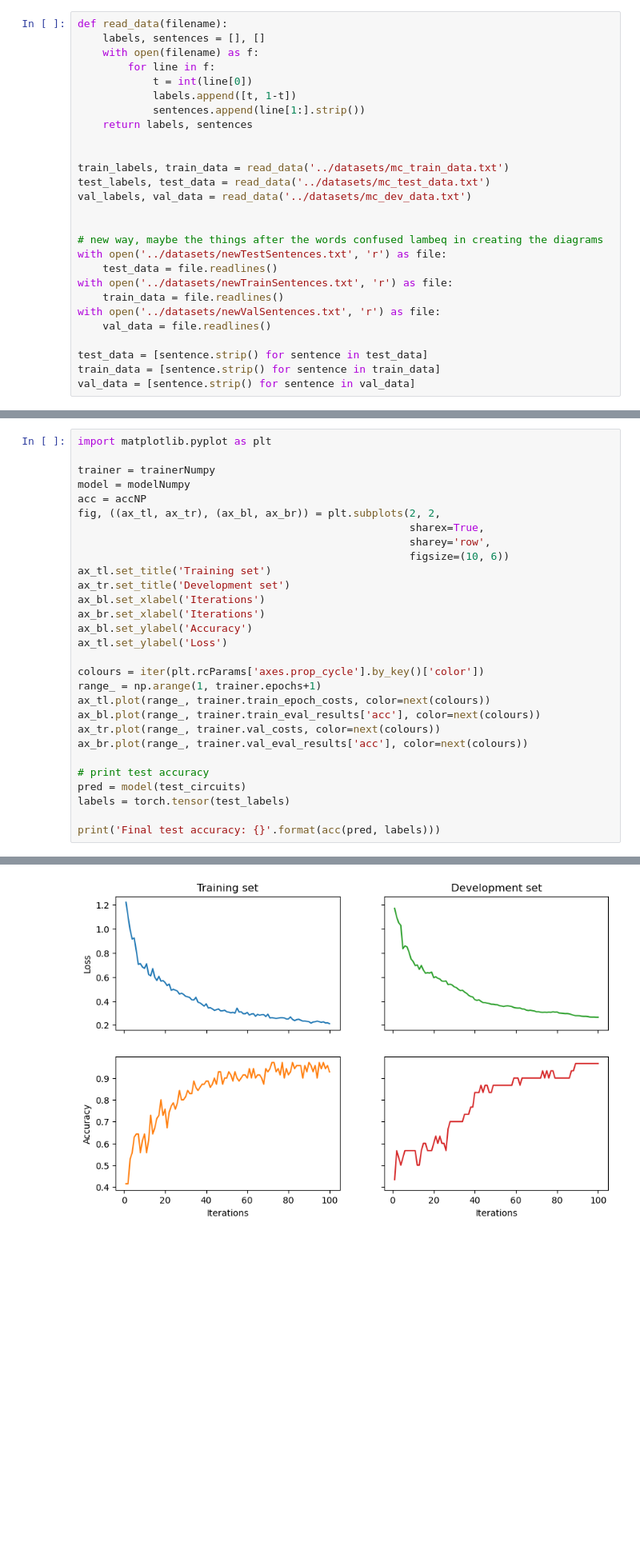
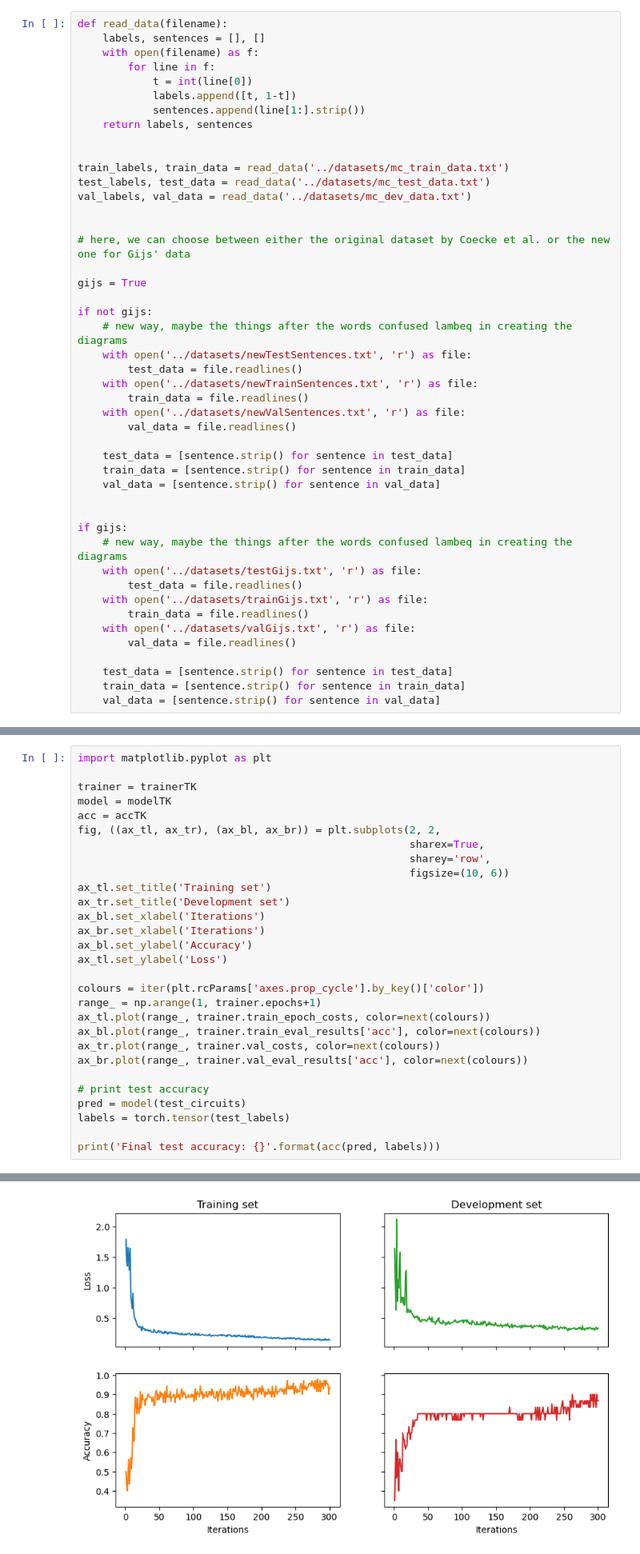
Before and after one commit to jurekjurek/MasterThesisCode, a Jupyter notebook: training/ParsingDifferentModel.ipynb, the cells around one changed output, grey strips where cells are left out. Shown at 80% size. Cells and saved outputs as stored; diff of their text form; blank space fills up the shorter version.

```diff
--- a/training/ParsingDifferentModel.ipynb
+++ b/training/ParsingDifferentModel.ipynb
@@ -50,17 +50,36 @@ test_labels, test_data = read_data('../datasets/mc_test_data.txt')
 val_labels, val_data = read_data('../datasets/mc_dev_data.txt')
 
 
-# new way, maybe the things after the words confused lambeq in creating the diagrams
-with open('../datasets/newTestSentences.txt', 'r') as file:
-    test_data = file.readlines()
-with open('../datasets/newTrainSentences.txt', 'r') as file:
-    train_data = file.readlines()
-with open('../datasets/newValSentences.txt', 'r') as file:
-    val_data = file.readlines()
+# here, we can choose between either the original dataset by Coecke et al. or the new one for Gijs' data
 
-test_data = [sentence.strip() for sentence in test_data]
-train_data = [sentence.strip() for sentence in train_data]
-val_data = [sentence.strip() for sentence in val_data]
+gijs = True
+
+if not gijs:
+    # new way, maybe the things after the words confused lambeq in creating the diagrams
+    with open('../datasets/newTestSentences.txt', 'r') as file:
+        test_data = file.readlines()
+    with open('../datasets/newTrainSentences.txt', 'r') as file:
+        train_data = file.readlines()
+    with open('../datasets/newValSentences.txt', 'r') as file:
+        val_data = file.readlines()
+
+    test_data = [sentence.strip() for sentence in test_data]
+    train_data = [sentence.strip() for sentence in train_data]
+    val_data = [sentence.strip() for sentence in val_data]
+
+
+if gijs:
+    # new way, maybe the things after the words confused lambeq in creating the diagrams
+    with open('../datasets/testGijs.txt', 'r') as file:
+        test_data = file.readlines()
+    with open('../datasets/trainGijs.txt', 'r') as file:
+        train_data = file.readlines()
+    with open('../datasets/valGijs.txt', 'r') as file:
+        val_data = file.readlines()
+
+    test_data = [sentence.strip() for sentence in test_data]
+    train_data = [sentence.strip() for sentence in train_data]
+    val_data = [sentence.strip() for sentence in val_data]
 # %%
 from lambeq import BobcatParser
 
@@ -647,35 +630,35 @@ q_1: ┤ Initialize(1,0) ├┤ H ├─────■──────┤ H
 # %%
 import matplotlib.pyplot as plt
 
-trainer = trainerNumpy
-model = modelNumpy
-acc = accNP
+trainer = trainerTK
+model = modelTK
+acc = accTK
 fig, ((ax_tl, ax_tr), (ax_bl, ax_br)) = plt.subplots(2, 2,
                                                      sharex=True,
                                                      sharey='row',
                                                      figsize=(10, 6))
 ax_tl.set_title('Training set')
 ax_tr.set_title('Development set')
 ax_bl.set_xlabel('Iterations')
 ax_br.set_xlabel('Iterations')
 ax_bl.set_ylabel('Accuracy')
 ax_tl.set_ylabel('Loss')
 
 colours = iter(plt.rcParams['axes.prop_cycle'].by_key()['color'])
 range_ = np.arange(1, trainer.epochs+1)
 ax_tl.plot(range_, trainer.train_epoch_costs, color=next(colours))
 ax_bl.plot(range_, trainer.train_eval_results['acc'], color=next(colours))
 ax_tr.plot(range_, trainer.val_costs, color=next(colours))
 ax_br.plot(range_, trainer.val_eval_results['acc'], color=next(colours))
 
 # print test accuracy
 pred = model(test_circuits)
 labels = torch.tensor(test_labels)
 
 print('Final test accuracy: {}'.format(acc(pred, labels)))
 # %% [output]
 Final test accuracy: 0.0
-[figure, old version]
+[figure, new version]
 # %%
 '''
 Now, for the density matrix part.
```
Also changed, not shown: parts of 12 cells of this notebook, 43 other files.
